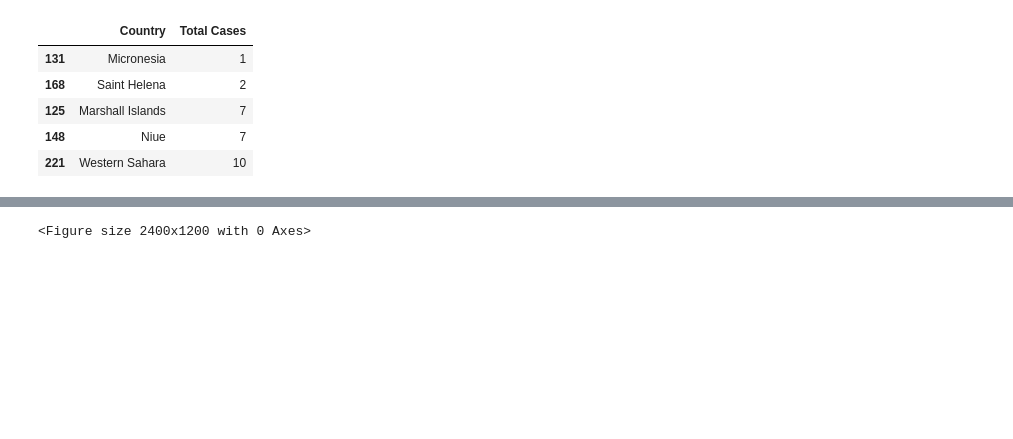
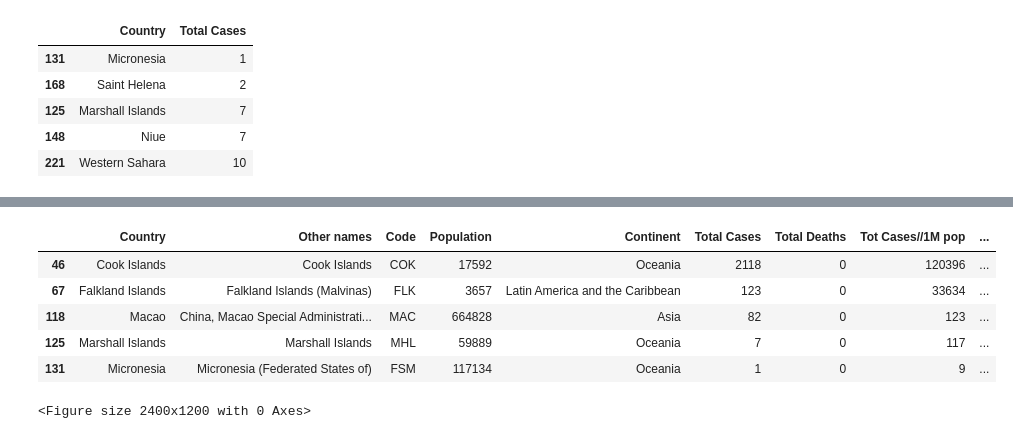
Before and after one commit to ArjunKrizz/Exploratory-Data-Analysis-EDA-of-COVID-19-Data, a Jupyter notebook: EDA.ipynb, the cells around one changed output, grey strips where cells are left out. Saved outputs shown, nothing was run; the diff lists cells and outputs as text; code cells hidden in the pictures; blank space fills up the shorter version.

```diff
--- a/EDA.ipynb
+++ b/EDA.ipynb
@@ -148,3 +158,13 @@ least_5_countries[['Country','Total Cases']]
+# %%
+#least 5 Countires which have lowest death rate due to coivid cases
+data.nsmallest(5,columns="Death percentage")
+# %% [output]
+|  | Country | Other names | Code | Population | Continent | Total Cases | Total Deaths | Tot Cases//1M pop | ... |
+| 46 | Cook Islands | Cook Islands | COK | 17592 | Oceania | 2118 | 0 | 120396 | ... |
+| 67 | Falkland Islands | Falkland Islands (Malvinas) | FLK | 3657 | Latin America and the Caribbean | 123 | 0 | 33634 | ... |
+| 118 | Macao | China, Macao Special Administrati... | MAC | 664828 | Asia | 82 | 0 | 123 | ... |
+| 125 | Marshall Islands | Marshall Islands | MHL | 59889 | Oceania | 7 | 0 | 117 | ... |
+| 131 | Micronesia | Micronesia (Federated States of) | FSM | 117134 | Oceania | 1 | 0 | 9 | ... |
 # %%
 #using Choropleth map
 import plotly.express as px
```
Also changed, not shown: parts of 6 cells of this notebook.
